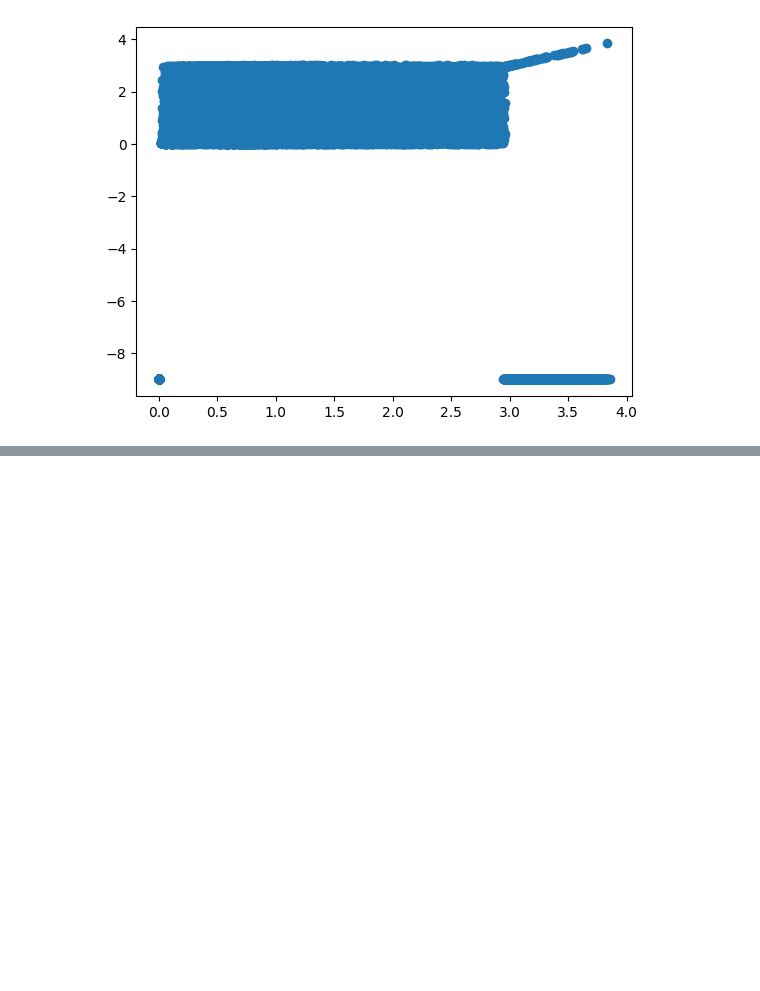
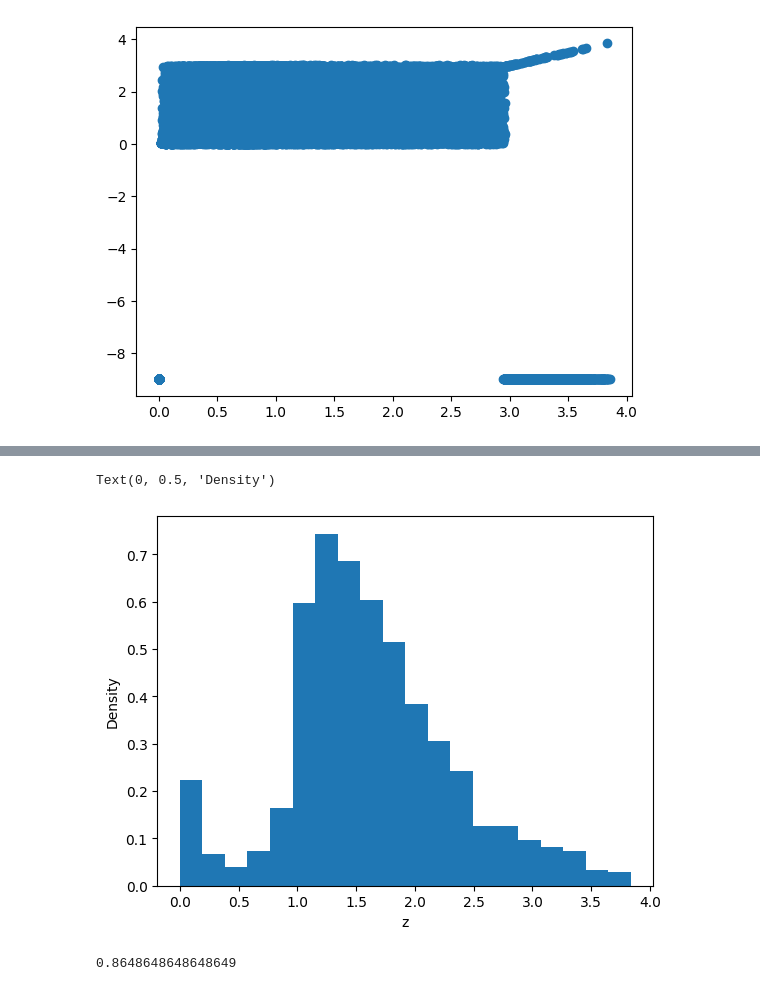
Before and after one commit to dev-ved30/Oracle, a Jupyter notebook: notebooks/SLSNe.ipynb, the cells around one changed output, grey strips where cells are left out. Cells and saved outputs as stored; diff of their text form; code cells hidden in the pictures; blank space fills up the shorter version.

```diff
--- a/notebooks/SLSNe.ipynb
+++ b/notebooks/SLSNe.ipynb
@@ -478,0 +505,11 @@ plt.scatter(test_df['SIM_REDSHIFT_HELIO'], test_df['REDSHIFT_HELIO'])
+# %%
+plt.hist(all_classification.filter((all_classification['pred']=='high-z-SLSN'))['SIM_REDSHIFT_CMB'], density=True, bins=20)
+plt.xlabel('z')
+plt.ylabel('Density')
+# %% [output]
+Text(0, 0.5, 'Density')
+[figure, added]
+# %%
+len(all_classification.filter((all_classification['pred']=='high-z-SLSN') & (all_classification['SIM_REDSHIFT_CMB']>=1))) /len(all_classification.filter((all_classification['pred']=='high-z-SLSN')))
+# %% [output]
+0.8648648648648649
```
Also changed, not shown: parts of 9 cells of this notebook.
